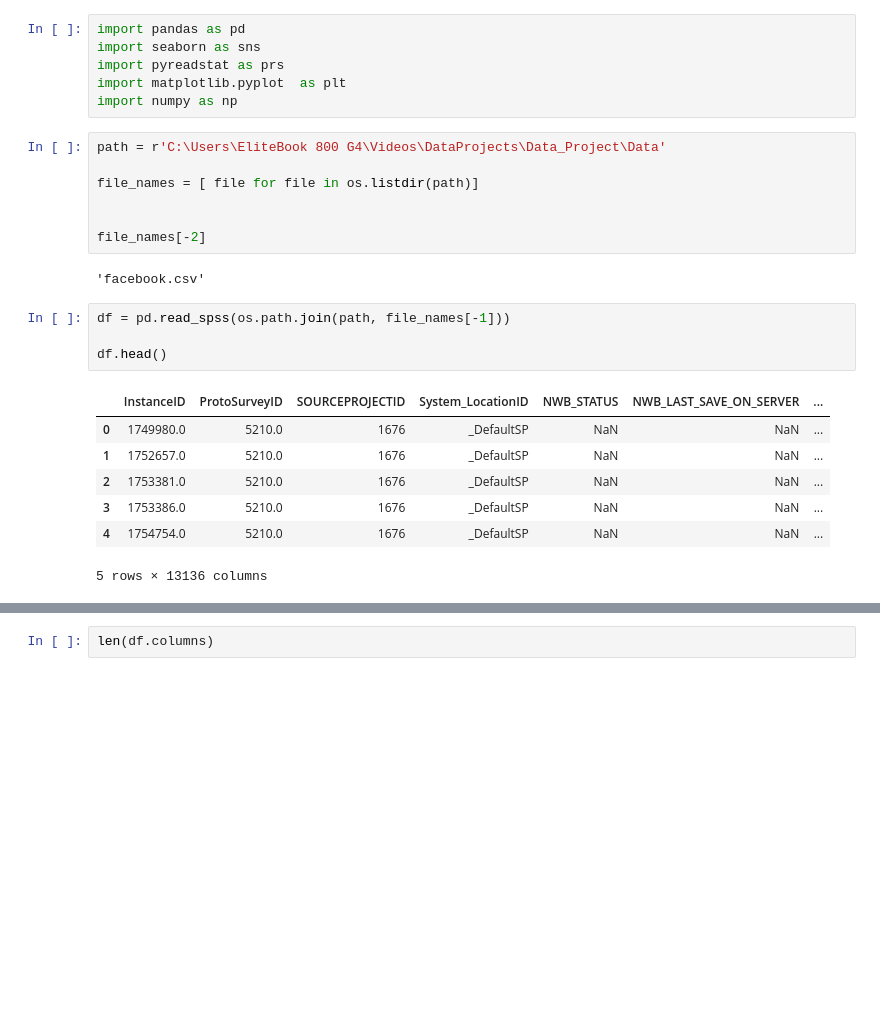
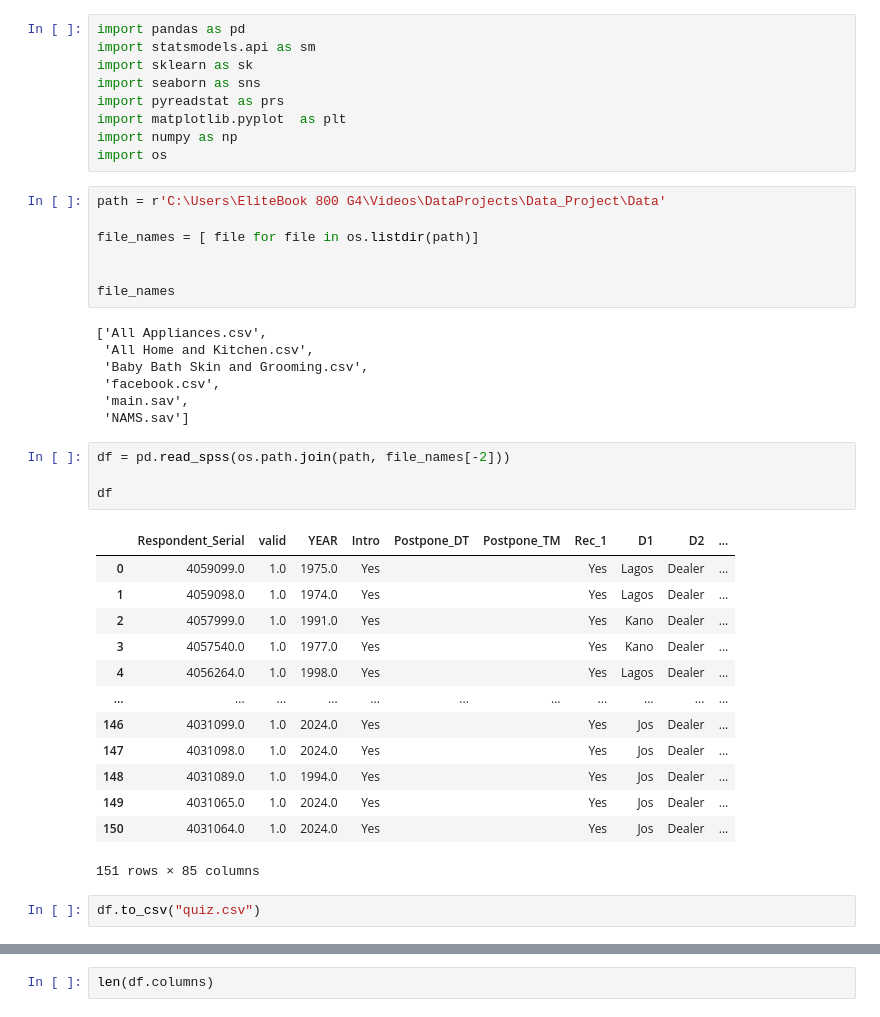
Before and after one commit to shioso20/Data_Project, a Jupyter notebook: Data_Processes/processes.ipynb, the cells around one changed output, grey strips where cells are left out. Saved outputs shown, nothing was run; the diff lists cells and outputs as text; blank space fills up the shorter version.

Commit message:
Dataframe reshaping

```diff
--- a/Data_Processes/processes.ipynb
+++ b/Data_Processes/processes.ipynb
@@ -1,30 +1,46 @@
 # %%
 import pandas as pd
+import statsmodels.api as sm
+import sklearn as sk
 import seaborn as sns
 import pyreadstat as prs
 import matplotlib.pyplot  as plt
 import numpy as np
+import os
 # %%
 path = r'C:\Users\EliteBook 800 G4\Videos\DataProjects\Data_Project\Data'
 
 file_names = [ file for file in os.listdir(path)]
 
 
-file_names[-2]
+file_names
 # %% [output]
-'facebook.csv'
+['All Appliances.csv',
+ 'All Home and Kitchen.csv',
+ 'Baby Bath Skin and Grooming.csv',
+ 'facebook.csv',
+ 'main.sav',
+ 'NAMS.sav']
 # %%
-df = pd.read_spss(os.path.join(path, file_names[-1]))
+df = pd.read_spss(os.path.join(path, file_names[-2]))
 
-df.head()
+df
 # %% [output]
-|  | InstanceID | ProtoSurveyID | SOURCEPROJECTID | System_LocationID | NWB_STATUS | NWB_LAST_SAVE_ON_SERVER | ... |
-| 0 | 1749980.0 | 5210.0 | 1676 | _DefaultSP | NaN | NaN | ... |
-| 1 | 1752657.0 | 5210.0 | 1676 | _DefaultSP | NaN | NaN | ... |
-| 2 | 1753381.0 | 5210.0 | 1676 | _DefaultSP | NaN | NaN | ... |
-| 3 | 1753386.0 | 5210.0 | 1676 | _DefaultSP | NaN | NaN | ... |
-| 4 | 1754754.0 | 5210.0 | 1676 | _DefaultSP | NaN | NaN | ... |
+|  | Respondent_Serial | valid | YEAR | Intro | Postpone_DT | Postpone_TM | Rec_1 | D1 | D2 | ... |
+| 0 | 4059099.0 | 1.0 | 1975.0 | Yes |  |  | Yes | Lagos | Dealer | ... |
+| 1 | 4059098.0 | 1.0 | 1974.0 | Yes |  |  | Yes | Lagos | Dealer | ... |
+| 2 | 4057999.0 | 1.0 | 1991.0 | Yes |  |  | Yes | Kano | Dealer | ... |
+| 3 | 4057540.0 | 1.0 | 1977.0 | Yes |  |  | Yes | Kano | Dealer | ... |
+| 4 | 4056264.0 | 1.0 | 1998.0 | Yes |  |  | Yes | Lagos | Dealer | ... |
+| ... | ... | ... | ... | ... | ... | ... | ... | ... | ... | ... |
+| 146 | 4031099.0 | 1.0 | 2024.0 | Yes |  |  | Yes | Jos | Dealer | ... |
+| 147 | 4031098.0 | 1.0 | 2024.0 | Yes |  |  | Yes | Jos | Dealer | ... |
+| 148 | 4031089.0 | 1.0 | 1994.0 | Yes |  |  | Yes | Jos | Dealer | ... |
+| 149 | 4031065.0 | 1.0 | 2024.0 | Yes |  |  | Yes | Jos | Dealer | ... |
+| 150 | 4031064.0 | 1.0 | 2024.0 | Yes |  |  | Yes | Jos | Dealer | ... |
-5 rows × 13136 columns
+151 rows × 85 columns
+# %%
+df.to_csv("quiz.csv")
 # %%
 file = file_names
 
```
Also changed, not shown: parts of 39 cells of this notebook, 4 other files.
